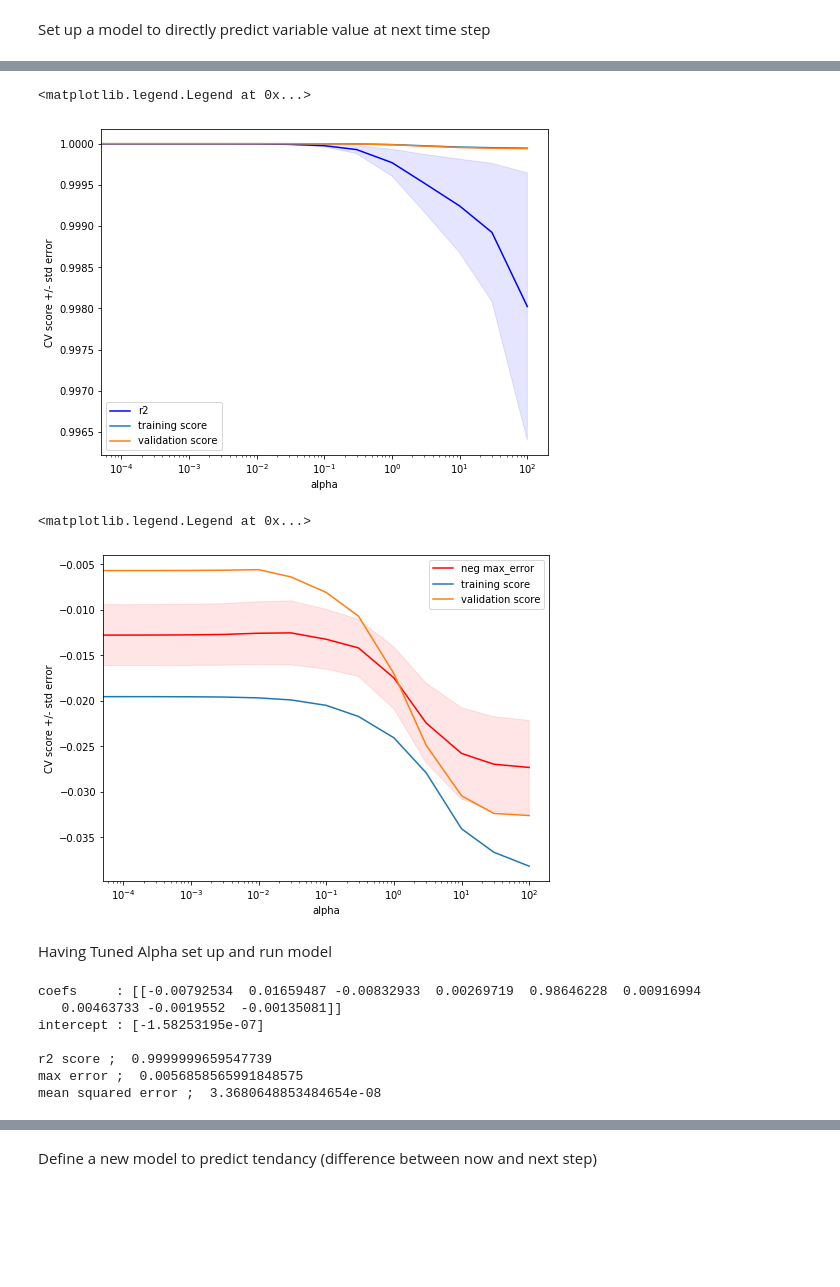
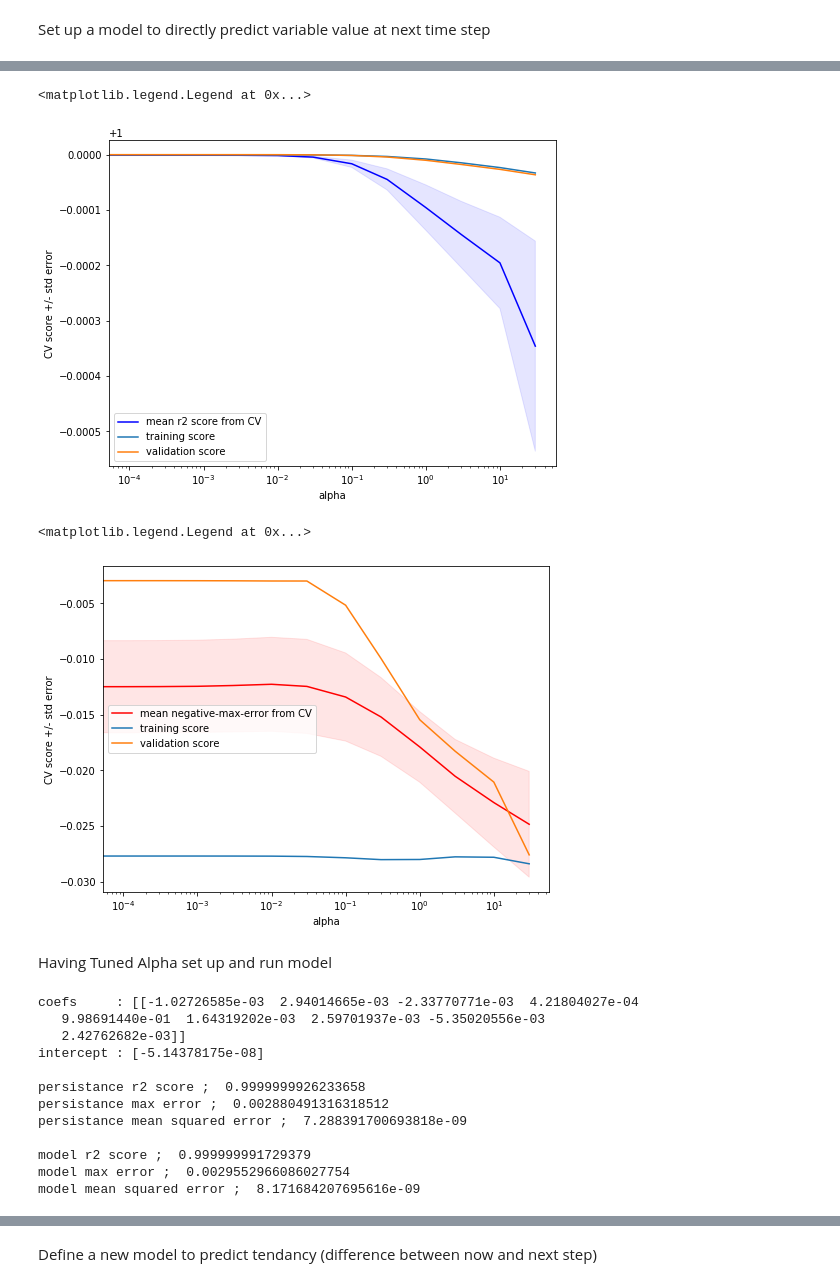
Before and after one commit to RachelFurner/DynamicPrediction, a Jupyter notebook: Regression_attempts.ipynb, the cells around one changed output, grey strips where cells are left out. Cells and saved outputs as stored; diff of their text form; code cells hidden in the pictures; blank space fills up the shorter version.

```diff
--- a/Regression_attempts.ipynb
+++ b/Regression_attempts.ipynb
@@ -26,12 +26,16 @@ halo_list = (range(-halo_size, halo_size+1))
 xy=2*(halo_size^2+halo_size) # if using a 2-d halo in x and y....if using a 3-d halo need to recalculate!
 
 # region at start of run to learn from
-split_index = 2400   # learn from first 200 years
+split_index_yr=400
+split_index = 12*split_index_yr   # learn from first 200 years
 
 my_var = 'Ttave'
+#my_var = 'uVeltave'
+
 #my_var = 'Stave'
 #my_var = 'uVeltave'
-#my_var = 'uVeltave'
+
+exp_name=my_var+'_tr'+str(split_index_yr)+'_halo'+str(halo_size)+'_pred'+str(StepSize)
 # %% [markdown]
 Read in the data
 # %%
@@ -40,7 +44,7 @@ exp_list = ['20000yr_Windx1.00_mm_diag/']
 file_list =[]
 for exp in exp_list:
     for filename in os.listdir(os.path.join(DIR,exp)):
-        if filename.__contains__('cat_tave'):
+        if filename.__contains__('cat_tave_selectvars.nc'):
             file_list.append(os.path.join(DIR,exp,filename))
 
 print(file_list)
@@ -99,8 +101,8 @@ nxt_outputs_te = []
 # so we can learn on first n time steps, and test on rest
 
 for z in range(1,40,10):
-    for x in range(1,9,3):
-        for y in range(1,76,10):
+    for x in range(2,7,3):
+        for y in range(2,74,10):
             for time in range(0, split_index, 20):
                 inputs_tr.append([ds_var.isel(T=time)[z,y+y_offset,x+x_offset] for x_offset in halo_list for y_offset in halo_list])
                 nxt_outputs_tr.append([ds_var.isel(T=time+StepSize)[z,y,x]])
@@ -219,7 +238,7 @@ mean squared error ;  3.0549434940561264e-08
 # %%
 # Tune alpha using cross validation, and neg mean squared error
 
-alpha_s = [0.00, 0.0001, 0.0003, 0.001, 0.003, 0.01, 0.03, 0.1, 0.3, 1.0, 3.0, 10, 30, 100]
+alpha_s = [0.00, 0.0001, 0.0003, 0.001, 0.003, 0.01, 0.03, 0.1, 0.3, 1.0, 3.0, 10, 30]
 
 parameters = [{'alpha': alpha_s}]
 n_folds=5
@@ -271,7 +290,7 @@ r2_std = model_nxt_cv.cv_results_['std_test_r2']
 r2_std_error = r2_std / np.sqrt(n_folds)
 
 plt.figure().set_size_inches(8, 6)
-plt.semilogx(alpha_s, r2_mean, label='r2', color='blue')
+plt.semilogx(alpha_s, r2_mean, label='mean r2 score from CV', color='blue')
 plt.fill_between(alpha_s, r2_mean + r2_std_error, r2_mean - r2_std_error, alpha=0.1, color='blue')
 plt.ylabel('CV score +/- std error')
 plt.xlabel('alpha')
@@ -291,34 +310,34 @@ plt.plot(alpha_s, val_scores, label='validation score')
 plt.legend()
 # %% [output]
 <matplotlib.legend.Legend at 0x...>
-[figure, old version]
+[figure, new version]
 # %%
 # For Max Error, plot the mean score, and the region +/- one s.d, (huge s.d. as you'd expect)
 max_error_mean = model_nxt_cv.cv_results_['mean_test_max_error']
 max_error_std = model_nxt_cv.cv_results_['std_test_max_error']
 max_error_std_error = max_error_std / np.sqrt(n_folds)
 
 plt.figure().set_size_inches(8, 6)
-plt.semilogx(alpha_s, max_error_mean, label='neg max_error', color='red')
+plt.semilogx(alpha_s, max_error_mean, label='mean negative-max-error from CV', color='red')
 plt.fill_between(alpha_s, max_error_mean + max_error_std_error, max_error_mean - max_error_std_error, alpha=0.1, color='red')
 plt.ylabel('CV score +/- std error')
 plt.xlabel('alpha')
 # Also calculate training and validation scores for same values of alpha without CV
 # and overplot - seems there is something wrong here....
 # The training scores should be similar... but are way out!
 val_scores = []
 train_scores = []
 for alpha in alpha_s:
     model_nxt.set_params(alpha=alpha)
     model_nxt.fit(norm_inputs_tr, norm_nxt_outputs_tr)
     train_scores.append(- metrics.max_error(norm_nxt_outputs_tr, model_nxt.predict(norm_inputs_tr)) )
     val_scores.append(- metrics.max_error(norm_nxt_outputs_te, model_nxt.predict(norm_inputs_te)) )
 plt.plot(alpha_s, train_scores, label='training score')
 plt.plot(alpha_s, val_scores, label='validation score')
 plt.legend()
 # %% [output]
 <matplotlib.legend.Legend at 0x...>
-[figure, old version]
+[figure, new version]
 # %% [markdown]
 Having Tuned Alpha set up and run model
 # %%
@@ -339,15 +358,24 @@ nxt_r2 = r2_score(norm_nxt_outputs_te, predicted_nxt)
 nxt_maxer = metrics.max_error(norm_nxt_outputs_te, predicted_nxt)
 nxt_mse = metrics.mean_squared_error(norm_nxt_outputs_te, predicted_nxt)
 
-print('r2 score ; ', nxt_r2)
-print('max error ; ', nxt_maxer)
-print('mean squared error ; ', nxt_mse)
+print('persistance r2 score ; ', pers_nxt_r2)
+print('persistance max error ; ', pers_nxt_maxer)
+print('persistance mean squared error ; ', pers_nxt_mse)
+print('')
+print('model r2 score ; ', nxt_r2)
+print('model max error ; ', nxt_maxer)
+print('model mean squared error ; ', nxt_mse)
 # %% [output]
-coefs     : [[-0.00792534  0.01659487 -0.00832933  0.00269719  0.98646228  0.00916994
-   0.00463733 -0.0019552  -0.00135081]]
-intercept : [-1.58253195e-07]
+coefs     : [[-1.02726585e-03  2.94014665e-03 -2.33770771e-03  4.21804027e-04
+   9.98691440e-01  1.64319202e-03  2.59701937e-03 -5.35020556e-03
+   2.42762682e-03]]
+intercept : [-5.14378175e-08]
 
-r2 score ;  0.9999999659547739
-max error ;  0.0056858565991848575
-mean squared error ;  3.3680648853484654e-08
+persistance r2 score ;  0.9999999926233658
+persistance max error ;  0.002880491316318512
+persistance mean squared error ;  7.288391700693818e-09
+
+model r2 score ;  0.999999991729379
+model max error ;  0.0029552966086027754
+model mean squared error ;  8.171684207695616e-09
 # %%
```
Also changed, not shown: parts of 21 cells of this notebook, 1 other file.
